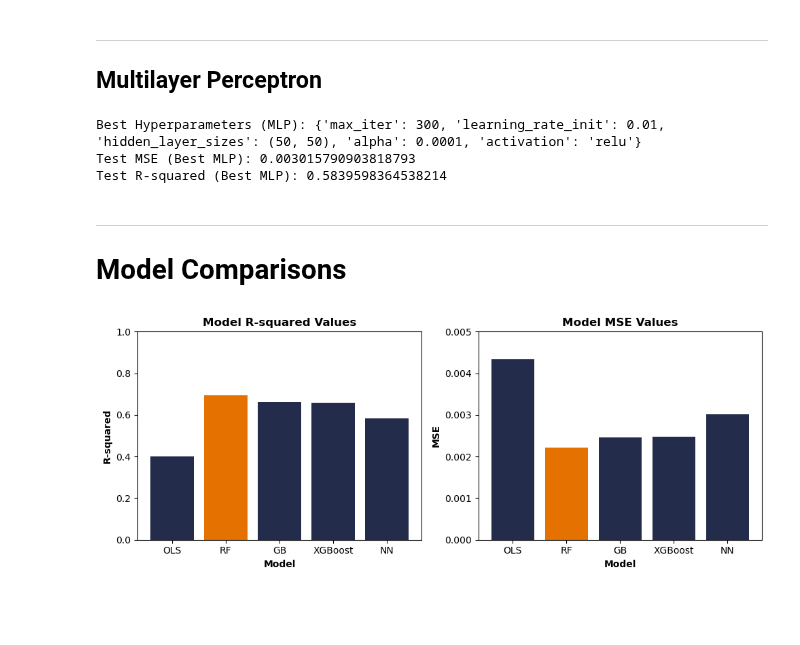
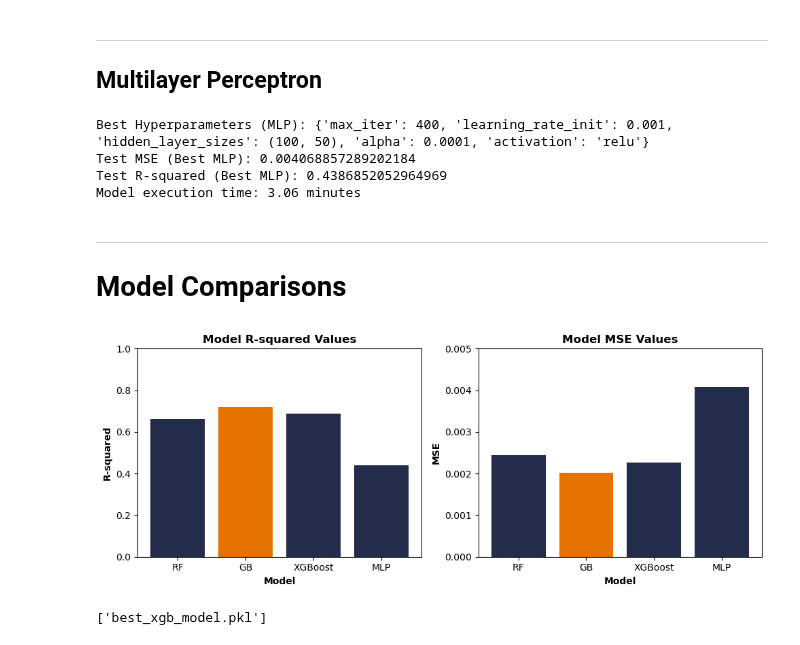
Before and after one commit to UVA-MLSys/Big-Data-Systems, a Jupyter notebook: Team 7/Models.ipynb, the cells around one changed output. Cells and saved outputs as stored; diff of their text form; code cells hidden in the pictures; blank space fills up the shorter version.

```diff
--- a/Team 7/Models.ipynb
+++ b/Team 7/Models.ipynb
@@ -322,21 +321,27 @@ Trp Dbl : 0.028381841
 
 ## Multilayer Perceptron
 # %%
+start_time = time.time()
+
 # Define the hyperparameter grid
 param_grid_mlp = {
-    'hidden_layer_sizes': [(50,), (100,), (50, 50), (100, 50)],  # Number of neurons in each hidden layer
-    'activation': ['relu'],  # Activation function for the hidden layers
-    'alpha': [0.0001, 0.001, 0.01],  # Regularization parameter
-    'learning_rate_init': [0.001, 0.01, 0.1],  # Initial learning rate
-    'max_iter': [300, 400, 500],  # Maximum number of iterations
+    'hidden_layer_sizes': [(50,), (100,), (50, 50), (100, 50)],  # No. of neurons in each hidden layer
+    'activation': ['relu'],                                      # Activation function
+    'alpha': [0.0001, 0.001, 0.01],                              # Regularization parameter
+    'learning_rate_init': [0.001, 0.01, 0.1],                    # Initial learning rate
+    'max_iter': [300, 400],                                      # Max no. of iterations
 }
 
 # Initialize MLPRegressor
 mlp_model = MLPRegressor(random_state=28)
 
 # Initialize RandomizedSearchCV
-random_search_mlp = RandomizedSearchCV(estimator=mlp_model, param_distributions=param_grid_mlp,
-                                       n_iter=50, scoring='r2', cv=10, random_state=28)
+random_search_mlp = RandomizedSearchCV(estimator=mlp_model,
+                                       param_distributions=param_grid_mlp,
+                                       n_iter=50,
+                                       scoring='r2',
+                                       cv=5,
+                                       random_state=28)
 
 # Perform random search
 random_search_mlp.fit(X_train, y_train)
@@ -357,53 +362,65 @@ test_r2_mlp = r2_score(y_test, y_pred_mlp)
 
 print("Test MSE (Best MLP):", test_mse_mlp)
 print("Test R-squared (Best MLP):", test_r2_mlp)
+
+end_time = time.time()
+execution_time = end_time - start_time
+print(f"Model execution time: {round(execution_time/60, 2)} minutes")
 # %% [output]
-Best Hyperparameters (MLP): {'max_iter': 300, 'learning_rate_init': 0.01, 'hidden_layer_sizes': (50, 50), 'alpha': 0.0001, 'activation': 'relu'}
-Test MSE (Best MLP): 0.003015790903818793
-Test R-squared (Best MLP): 0.5839598364538214
+Best Hyperparameters (MLP): {'max_iter': 400, 'learning_rate_init': 0.001, 'hidden_layer_sizes': (100, 50), 'alpha': 0.0001, 'activation': 'relu'}
+Test MSE (Best MLP): 0.004068857289202184
+Test R-squared (Best MLP): 0.4386852052964969
+Model execution time: 3.06 minutes
 # %% [markdown]
 ---
 
 # Model Comparisons
 # %%
 # Data for R-squared values
-r_sqs = [test_r2_ols, test_r2_rf, test_r2_gb, test_r2_xgb, test_r2_mlp]
+r_sqs = [test_r2_rf, test_r2_gb, test_r2_xgb, test_r2_mlp]
 
 # Data for MSE values
-MSE_s = [test_mse_ols, test_mse_rf, test_mse_gb, test_mse_xgb, test_mse_mlp]
+MSE_s = [test_mse_rf, test_mse_gb, test_mse_xgb, test_mse_mlp]
 
 # List of model names
-model_names = ['OLS', 'RF', 'GB', 'XGBoost', 'NN']
+model_names = ['RF', 'GB', 'XGBoost', 'MLP']
 
 # Determine colors for R-squared bars
 r_sq_colors = ['#E57200' if r == max(r_sqs) else '#232D4B' for r in r_sqs]
 
 # Determine colors for MSE bars
 mse_colors = ['#E57200' if mse == min(MSE_s) else '#232D4B' for mse in MSE_s]
 
 # Create a figure with two subplots
 fig, axs = plt.subplots(1, 2, figsize=(10, 4))
 
 # Plot the R-squared values
 axs[0].bar(model_names, r_sqs, color=r_sq_colors)
 axs[0].set_xlabel('Model', fontdict={'fontsize': 10, 'fontweight': 'bold'})
 axs[0].set_ylabel('R-squared', fontdict={'fontsize': 10, 'fontweight': 'bold'})
 axs[0].set_title('Model R-squared Values', fontdict={'fontsize': 12, 'fontweight': 'bold'})
 axs[0].tick_params(axis='x', rotation=0)
-axs[0].set_ylim(0, 1)  # Set the y-axis limit to be between 0 and 1
+axs[0].set_ylim(0, 1)
 
 # Plot the MSE values
 axs[1].bar(model_names, MSE_s, color=mse_colors)
 axs[1].set_xlabel('Model', fontdict={'fontsize': 10, 'fontweight': 'bold'})
 axs[1].set_ylabel('MSE', fontdict={'fontsize': 10, 'fontweight': 'bold'})
 axs[1].set_title('Model MSE Values', fontdict={'fontsize': 12, 'fontweight': 'bold'})
 axs[1].tick_params(axis='x', rotation=0)
-axs[1].set_ylim(0, 0.005)  # Set the y-axis limit to be between 0 and 0.005
+axs[1].set_ylim(0, 0.005)
 
 # Adjust layout to prevent overlap
 plt.tight_layout()
 
 # Show the plot
 plt.show()
 # %% [output]
-[figure, old version]
+[figure, new version]
+# %%
+import joblib
+
+# Save the best model
+joblib.dump(best_xgb_model, 'best_xgb_model.pkl')
+# %% [output]
+['best_xgb_model.pkl']
```
Also changed, not shown: parts of 12 cells of this notebook, 4 other files.
